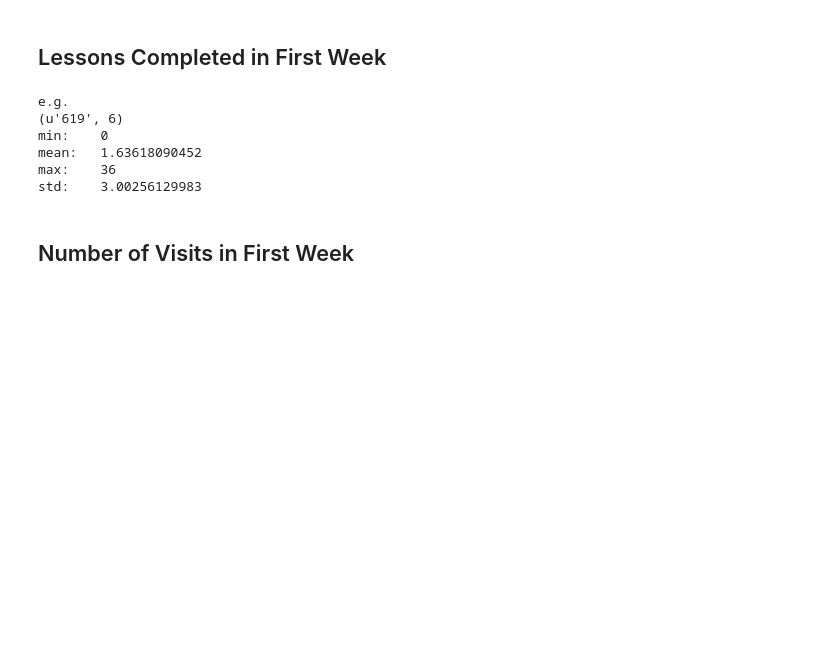
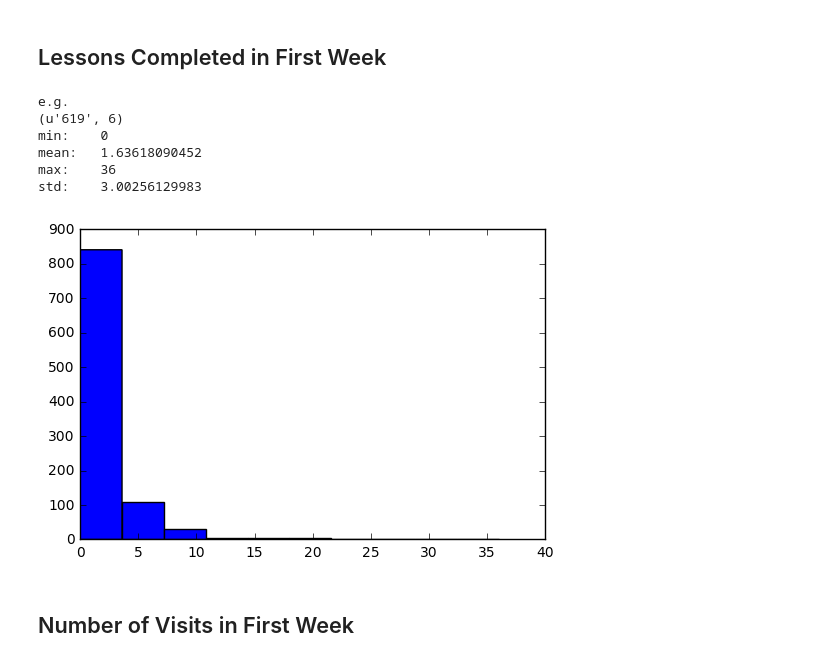
Before and after one commit to deCHN/DA-P2, a Jupyter notebook: L1_Starter_Code.ipynb, the cells around one changed output. Saved outputs shown, nothing was run; the diff lists cells and outputs as text; code cells hidden in the pictures; blank space fills up the shorter version.

```diff
--- a/L1_Starter_Code.ipynb
+++ b/L1_Starter_Code.ipynb
@@ -395,44 +395,49 @@ for acct in total_minutes_by_account:
 ## Adapt the code above to find the mean, standard deviation, minimum, and maximum for
 ## the number of lessons completed by each student during the first week. Try creating
 ## one or more functions to re-use the code above.
+import numpy as np
+import matplotlib.pyplot as plt
 
 def describe(listdata):
     print "min:\t", np.min(listdata)
     print "mean:\t", np.mean(listdata)
     print "max:\t", np.max(listdata)
     print "std:\t", np.std(listdata)
+    plt.hist(listdata)
+    plt.show()
 
 #e.g. {u'lessons_completed': 0,u'num_courses_visited': 1, u'total_minutes_visited': 11.6793745, u'projects_completed': 0, 'account_key': u'0', u'utc_date': datetime.datetime(2015, 1, 9, 0, 0)}
 def merge(listdata, keyname):
     mergedata = defaultdict(list)
     for d in listdata:
         mergedata[d[keyname]].append(d)
     return mergedata
 
 def summerize(mergedata, item):
     sdata = dict()
     for k, vlist in mergedata.items():
         nsum = 0
         for v in vlist:
             nsum += v[item]
         sdata[k] = nsum
         #sdata[k] = reduce(lambda x,y: x[item]+y[item], vlist)
     return sdata
 
 engagement_by_account = merge(paid_engagement_in_first_week, 'account_key')
 #print "e.g.\n", engagement_by_account.items()[0]
 
 lessen_completed_by_account = summerize(engagement_by_account, 'lessons_completed')
 print "e.g.\n", lessen_completed_by_account.items()[0]
 
 describe(lessen_completed_by_account.values())
 # %% [output]
 e.g.
 (u'619', 6)
 min:    0
 mean:   1.63618090452
 max:    36
 std:    3.00256129983
+[figure, added]
 # %% [markdown]
 ## Number of Visits in First Week
 # %%
```
Also changed, not shown: parts of 5 cells of this notebook.
